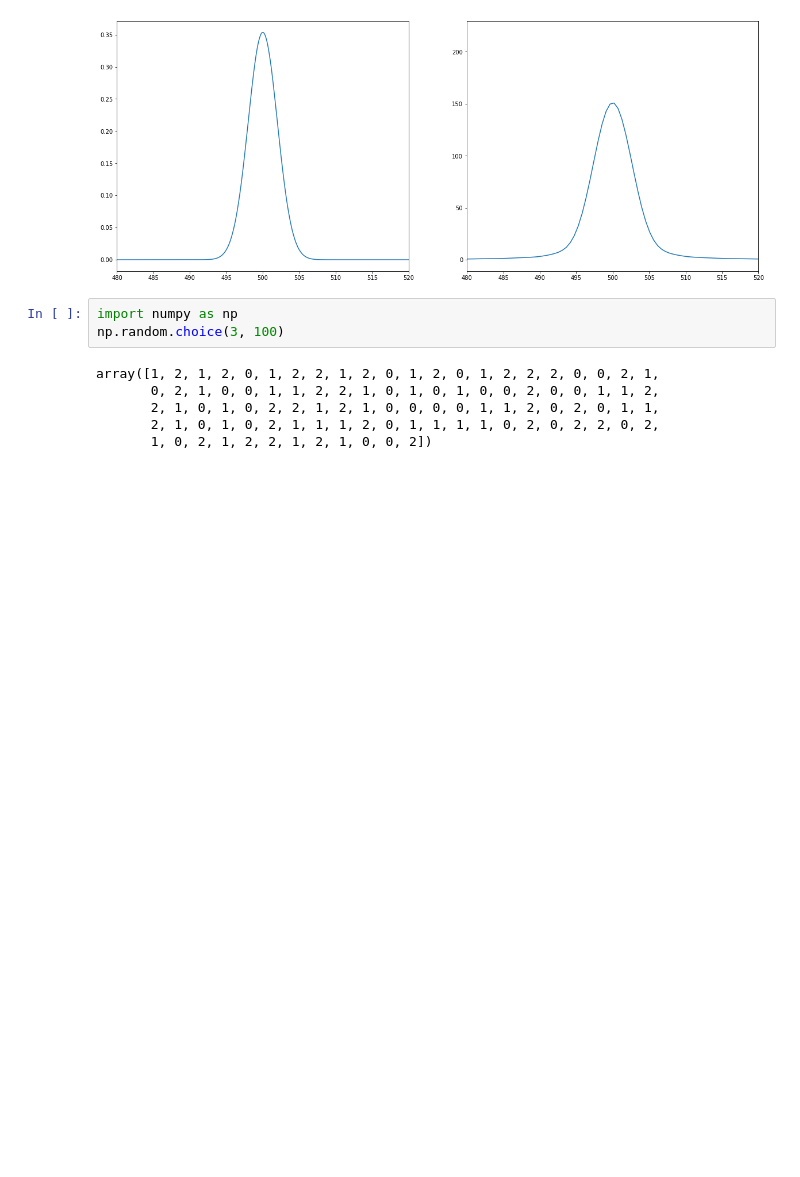
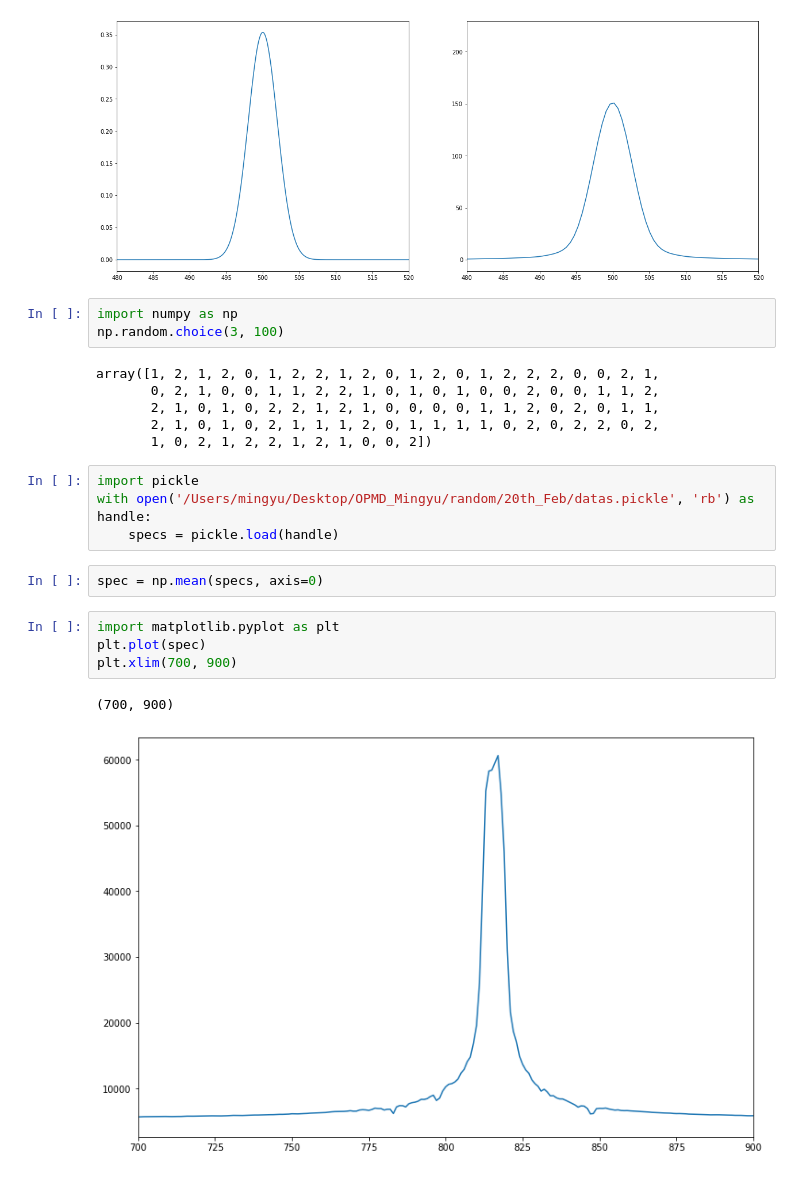
Before and after one commit to JerryLiuMY/OPMD, a Jupyter notebook: src/Test.ipynb, the cells around one changed output. Cells and saved outputs as stored; diff of their text form; blank space fills up the shorter version.

```diff
--- a/src/Test.ipynb
+++ b/src/Test.ipynb
@@ -327,3 +327,16 @@ array([1, 2, 1, 2, 0, 1, 2, 2, 1, 2, 0, 1, 2, 0, 1, 2, 2, 2, 0, 0, 2, 1,
        2, 1, 0, 1, 0, 2, 2, 1, 2, 1, 0, 0, 0, 0, 1, 1, 2, 0, 2, 0, 1, 1,
        2, 1, 0, 1, 0, 2, 1, 1, 1, 2, 0, 1, 1, 1, 1, 0, 2, 0, 2, 2, 0, 2,
        1, 0, 2, 1, 2, 2, 1, 2, 1, 0, 0, 2])
+# %%
+import pickle
+with open('/Users/mingyu/Desktop/OPMD_Mingyu/random/20th_Feb/datas.pickle', 'rb') as handle:
+    specs = pickle.load(handle)
+# %%
+spec = np.mean(specs, axis=0)
+# %%
+import matplotlib.pyplot as plt
+plt.plot(spec)
+plt.xlim(700, 900)
+# %% [output]
+(700, 900)
+[figure, added]
```
Also changed, not shown: 2 other files.
